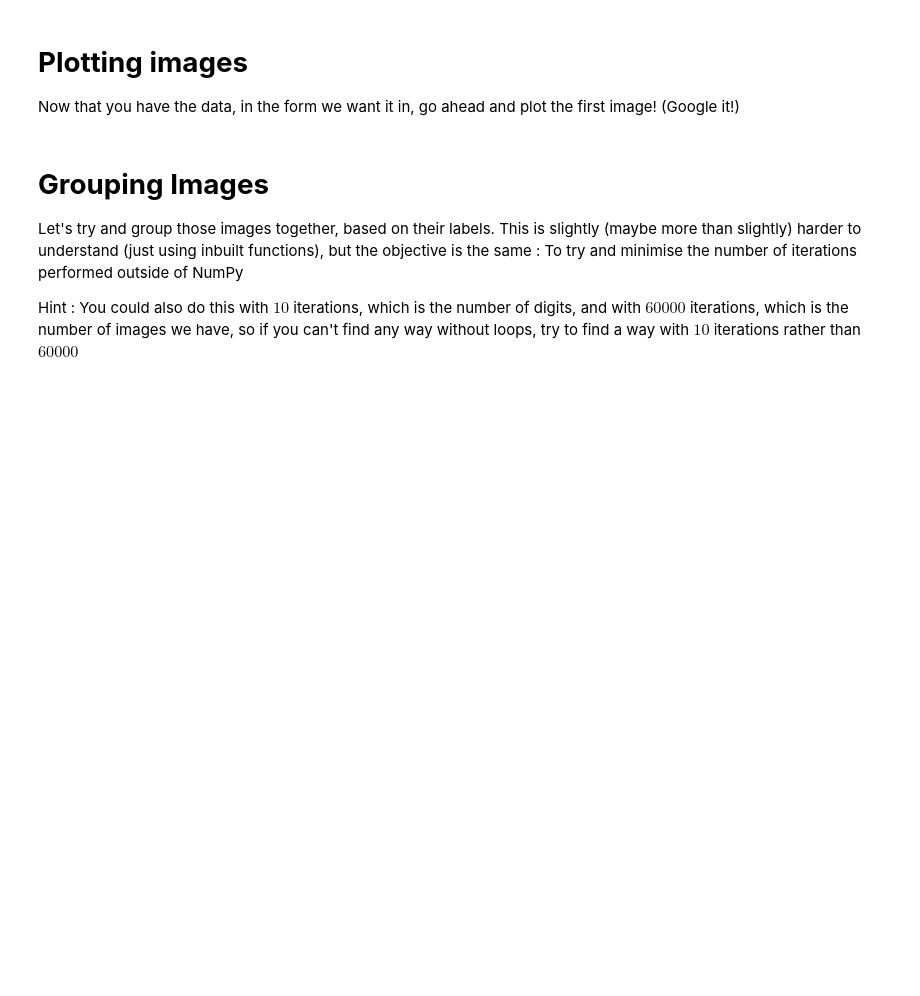
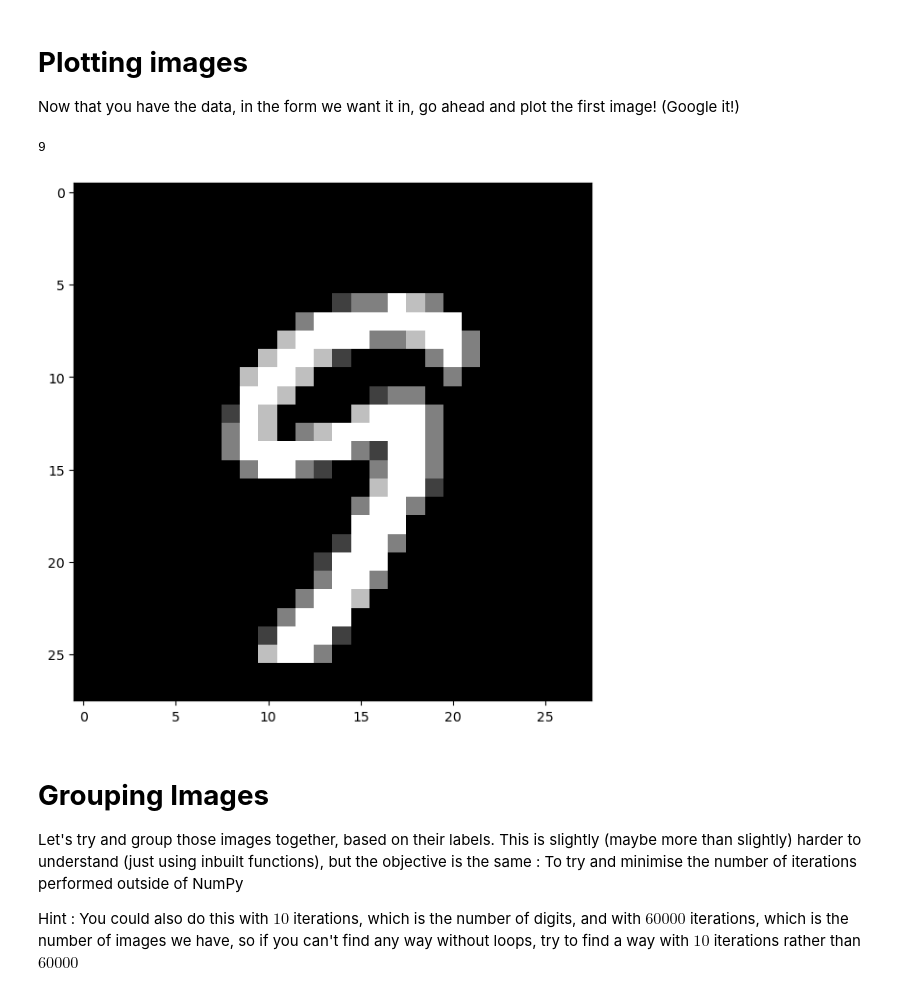
Before and after one commit to WiDS-Diving-Into-ML/week0-DarthVishnu8, a Jupyter notebook: Week0.ipynb, the cells around one changed output. Cells and saved outputs as stored; diff of their text form; code cells hidden in the pictures; blank space fills up the shorter version.

```diff
--- a/Week0.ipynb
+++ b/Week0.ipynb
@@ -146,3 +154,6 @@ Also, make use of the `csv` module to read csv files. There are many other ways,
+# %%
+#data_test = pd.read_csv(r"C:\Users\laksh\Downloads\archive\mnist_test.csv")
+data_train = pd.read_csv(r"C:\Users\laksh\Downloads\archive\mnist_train.csv")
 # %% [markdown]
 # **Organising Data**
 
@@ -164,3 +173,7 @@ This generalisation can be thought of as a **Tensor**, and the *depth* is called
+# %%
+l = data_train['label']
+data = data_train.drop("label", axis = 1)
+grid_data = data.to_numpy().reshape(60000,28,28)
 # %% [markdown]
 # **Plotting images**
 Now that you have the data, in the form we want it in, go ahead and plot the first image! (Google it!)
@@ -169,3 +180,12 @@ Now that you have the data, in the form we want it in, go ahead and plot the fir
+# %%
+plt.figure(figsize = (7,7))
+i = 57294
+plt.imshow(grid_data[i],cmap="gray")
+plt.show
+print(l[i])
+# %% [output]
+9
+[figure, added]
 # %% [markdown]
 # **Grouping Images**
 
```
Also changed, not shown: parts of 13 cells of this notebook.
